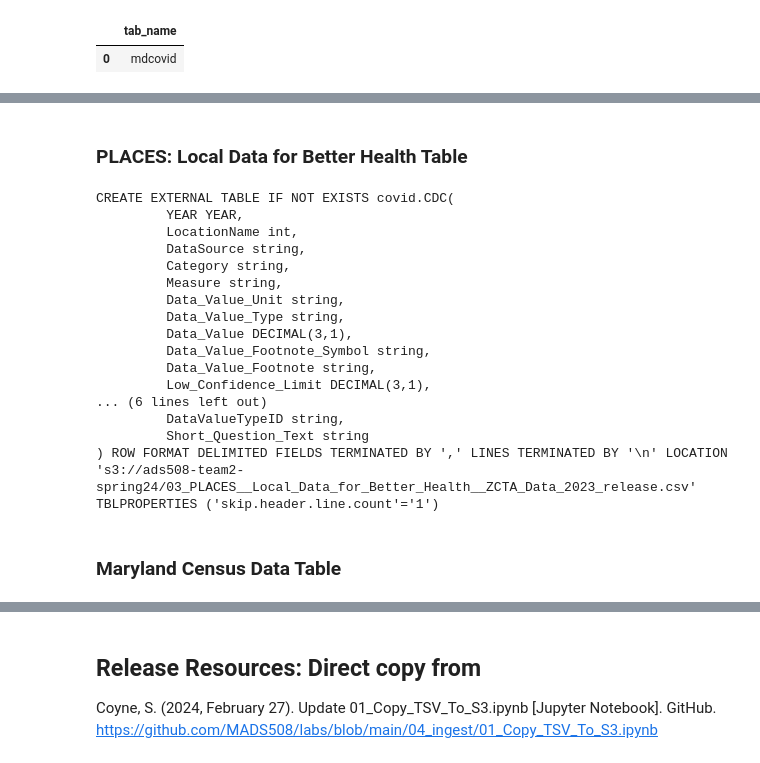
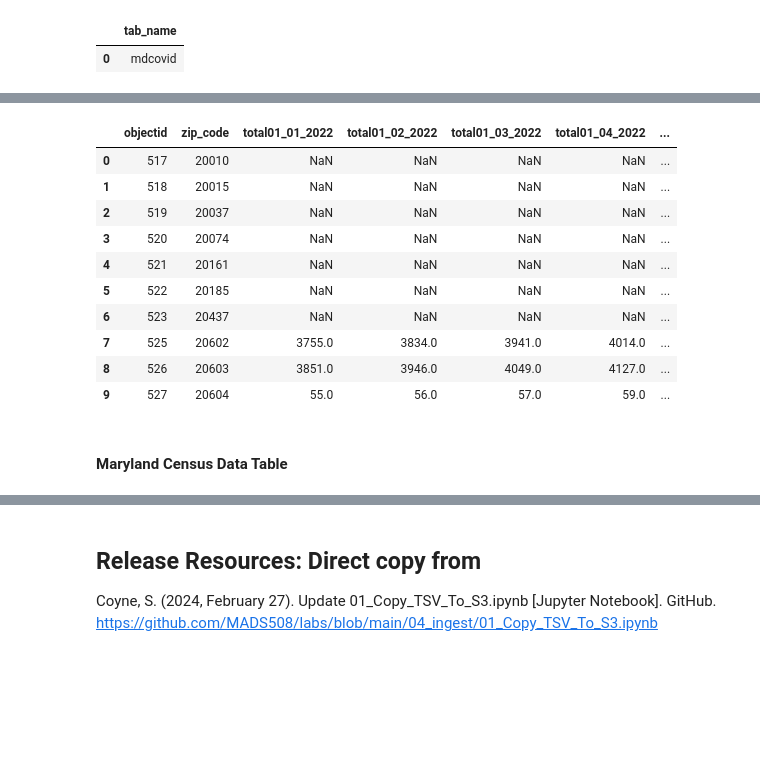
Before and after one commit to shailja-somani-0/ADS-508-Team-2, a Jupyter notebook: team2-ads508.ipynb, the cells around one changed output, grey strips where cells are left out. Saved outputs shown, nothing was run; the diff lists cells and outputs as text; code cells hidden in the pictures; blank space fills up the shorter version.

Commit message:
add md census & crosswalk athena tables

```diff
--- a/team2-ads508.ipynb
+++ b/team2-ads508.ipynb
@@ -256,55 +243,19 @@ CREATE EXTERNAL TABLE IF NOT EXISTS covid.SDOH(
-# %% [markdown]
-### PLACES: Local Data for Better Health Table
-# %%
-table_name = CDC_table
-path = CDC_path
-
-#TO DO: Figure out how to handle total{date} columns for schema. Columnar?
-statement = """CREATE EXTERNAL TABLE IF NOT EXISTS {}.{}(
-         YEAR YEAR,
-         LocationName int,
-         DataSource string,
-         Category string,
-         Measure string,
-         Data_Value_Unit string,
-         Data_Value_Type string,
-         Data_Value DECIMAL(3,1),
-         Data_Value_Footnote_Symbol string,
-         Data_Value_Footnote string,
-         Low_Confidence_Limit DECIMAL(3,1),
-         High_Confidence_Limit DECIMAL(3,1),
-         TotalPopulation int,
-         Geolocation string,
-         LocationID int,
-         CategoryID string,
-         MeasureId string,
-         DataValueTypeID string,
-         Short_Question_Text string
-) ROW FORMAT DELIMITED FIELDS TERMINATED BY ',' LINES TERMINATED BY '\\n' LOCATION '{}'
-TBLPROPERTIES ('skip.header.line.count'='1')""".format(
-    database_name, table_name, path
-)
-
-print(statement)
-# %% [output]
-CREATE EXTERNAL TABLE IF NOT EXISTS covid.CDC(
-         YEAR YEAR,
-         LocationName int,
-         DataSource string,
-         Category string,
-         Measure string,
-         Data_Value_Unit string,
-         Data_Value_Type string,
-         Data_Value DECIMAL(3,1),
-         Data_Value_Footnote_Symbol string,
-         Data_Value_Footnote string,
-         Low_Confidence_Limit DECIMAL(3,1),
-... (6 lines left out)
-         DataValueTypeID string,
-         Short_Question_Text string
-) ROW FORMAT DELIMITED FIELDS TERMINATED BY ',' LINES TERMINATED BY '\n' LOCATION 's3://ads508-team2-spring24/03_PLACES__Local_Data_for_Better_Health__ZCTA_Data_2023_release.csv'
-TBLPROPERTIES ('skip.header.line.count'='1')
+# %%
+# Test that data is stored properly
+pd.read_sql("SELECT * FROM covid.MDCovid LIMIT 10", conn).head(10)
+# %% [output]
+|  | objectid | zip_code | total01_01_2022 | total01_02_2022 | total01_03_2022 | total01_04_2022 | ... |
+| 0 | 517 | 20010 | NaN | NaN | NaN | NaN | ... |
+| 1 | 518 | 20015 | NaN | NaN | NaN | NaN | ... |
+| 2 | 519 | 20037 | NaN | NaN | NaN | NaN | ... |
+| 3 | 520 | 20074 | NaN | NaN | NaN | NaN | ... |
+| 4 | 521 | 20161 | NaN | NaN | NaN | NaN | ... |
+| 5 | 522 | 20185 | NaN | NaN | NaN | NaN | ... |
+| 6 | 523 | 20437 | NaN | NaN | NaN | NaN | ... |
+| 7 | 525 | 20602 | 3755.0 | 3834.0 | 3941.0 | 4014.0 | ... |
+| 8 | 526 | 20603 | 3851.0 | 3946.0 | 4049.0 | 4127.0 | ... |
+| 9 | 527 | 20604 | 55.0 | 56.0 | 57.0 | 59.0 | ... |
 # %% [markdown]
-### Maryland Census Data Table
+#### Maryland Census Data Table
 # %%
 table_name = MDCensus_table
```
Also changed, not shown: parts of 30 cells of this notebook.
